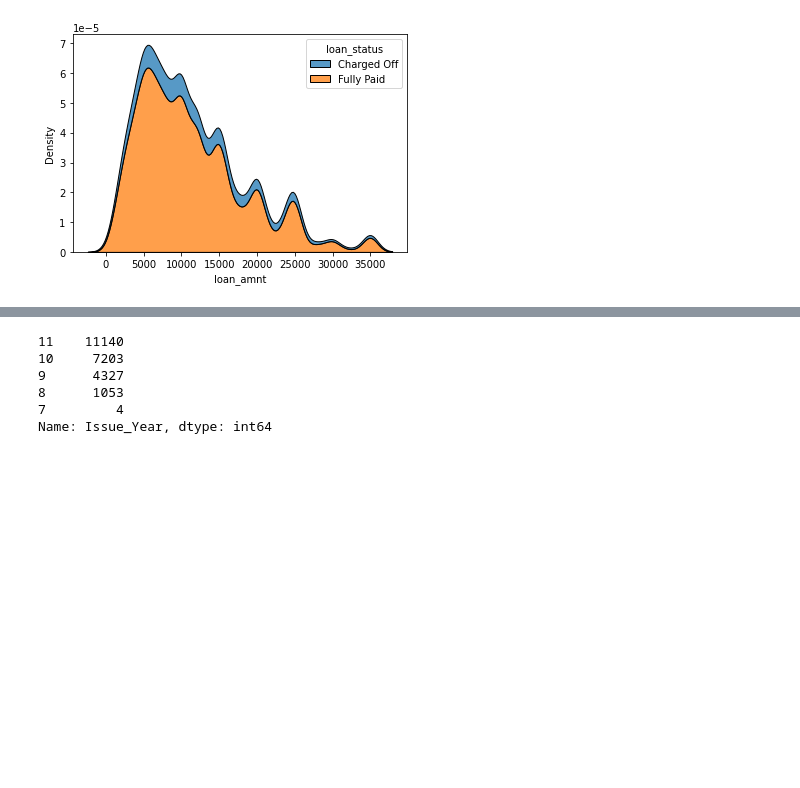
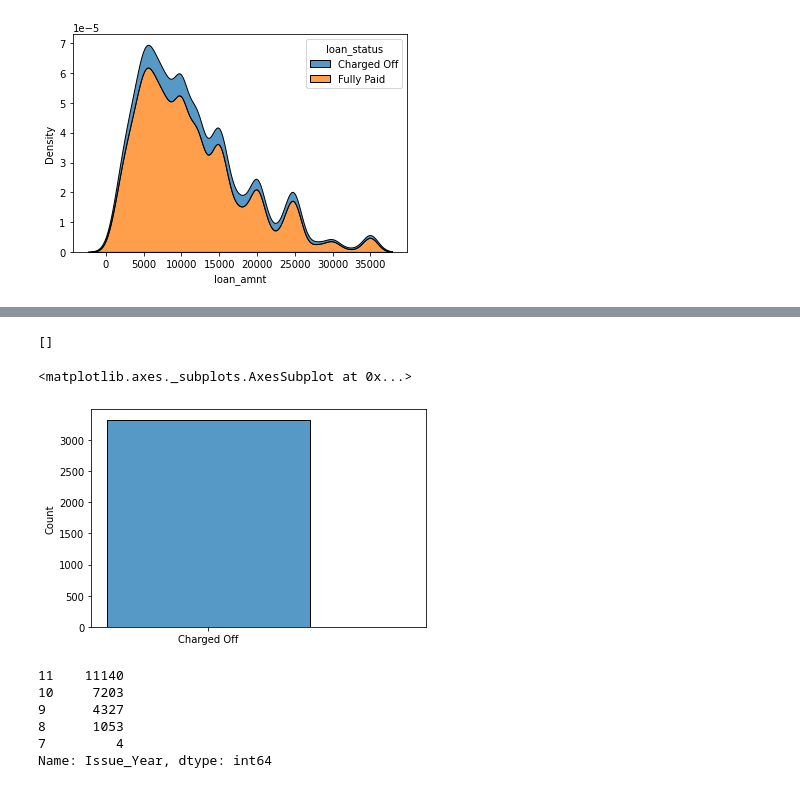
Before and after one commit to hargurjeet/Lending-Club-CaseStudy, a Jupyter notebook: Lending_Club_Case_Study.ipynb, the cells around one changed output, grey strips where cells are left out. Drawn from its saved outputs; the diff is of its cells as text; code cells hidden in the pictures; blank space fills up the shorter version.

```diff
--- a/Lending_Club_Case_Study.ipynb
+++ b/Lending_Club_Case_Study.ipynb
@@ -597,3 +617,15 @@ sns.kdeplot(data=df4, x="loan_amnt", hue='loan_status', multiple="stack")
+# %%
+df_good = df4.loc[df4["loan_status"] == 'Charged Off']['loan_status'].values.tolist()
+# %%
+df_good
+# %% [output]
+[]
+# %%
+
+sns.histplot(x=df_good)
+# %% [output]
+<matplotlib.axes._subplots.AxesSubplot at 0x...>
+[figure, added]
 # %%
 df4.Issue_Year.value_counts()
 # %% [output]
```
Also changed, not shown: parts of 4 cells of this notebook.
